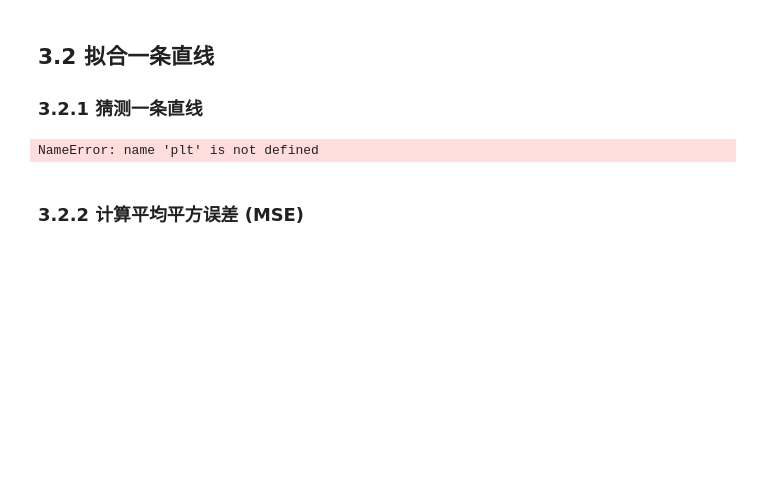
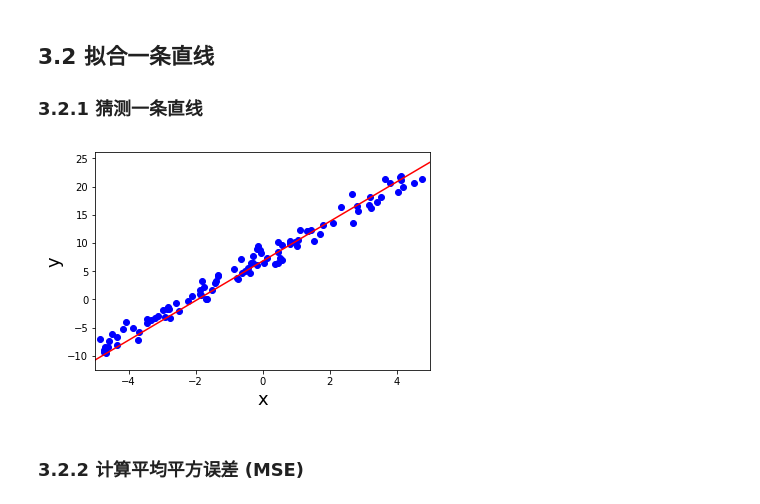
Before and after one commit to DFreeMind/udacity, a Jupyter notebook: linear/linear_regression_project.ipynb, the cells around one changed output. Cells and saved outputs as stored; diff of their text form; code cells hidden in the pictures; blank space fills up the shorter version.

```diff
--- a/linear/linear_regression_project.ipynb
+++ b/linear/linear_regression_project.ipynb
@@ -503,22 +500,22 @@ ModuleNotFoundError: No module named 'matplotlib'
 ### 3.2.1 猜测一条直线
 # %%
 #TODO 请选择最适合的直线 y = mx + b
-m1 = 0
-b1 = 0
+m1 = 3.5
+b1 = 6.8
 
 # 不要修改这里！
 plt.xlim((-5,5))
 x_vals = plt.axes().get_xlim()
 y_vals = [m1*x+b1 for x in x_vals]
 plt.plot(x_vals, y_vals, '-', color='r')
 
 plt.xlabel('x',fontsize=18)
 plt.ylabel('y',fontsize=18)
 plt.scatter(X,Y,c='b')
 
 plt.show()
 # %% [output]
-NameError: name 'plt' is not defined
+[figure, added]
 # %% [markdown]
 ### 3.2.2 计算平均平方误差 (MSE)
 # %% [markdown]
```
Also changed, not shown: parts of 7 cells of this notebook, 4 other files.
